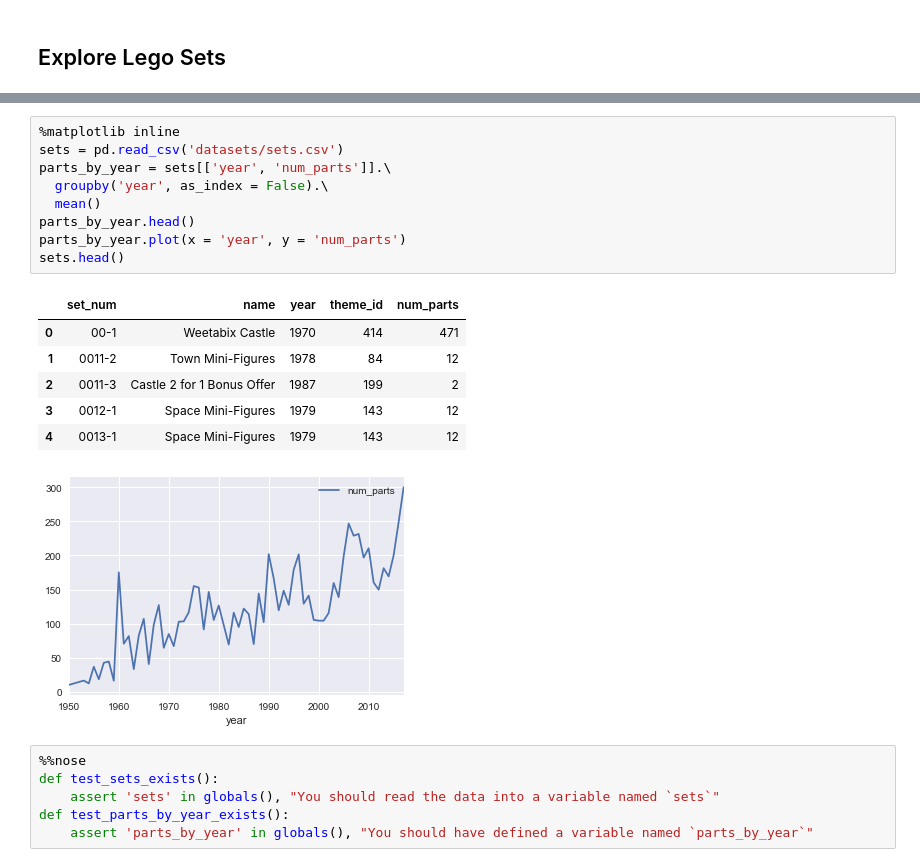
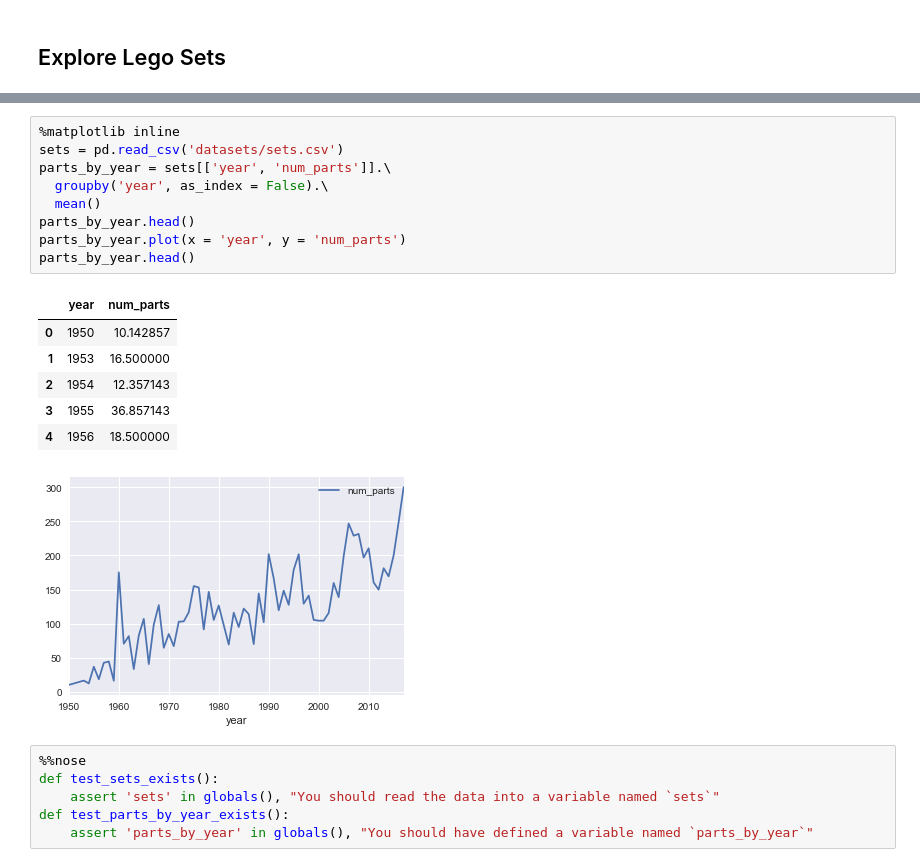
Before and after one commit to kangminsuk/projects-example-brainiak, a Jupyter notebook: project.ipynb, the cells around one changed output, grey strips where cells are left out. Saved outputs shown, nothing was run; the diff lists cells and outputs as text.

Commit message:
address feeback by @rasmusab
1. Fix Task 6 (fixes #8)
2. Add link to themes (fixes #7)

```diff
--- a/project.ipynb
+++ b/project.ipynb
@@ -219,19 +220,19 @@ Let us use this data to explore how the average number of parts in lego sets has
 # %%
 %matplotlib inline
 sets = pd.read_csv('datasets/sets.csv')
 parts_by_year = sets[['year', 'num_parts']].\
   groupby('year', as_index = False).\
   mean()
 parts_by_year.head()
 parts_by_year.plot(x = 'year', y = 'num_parts')
-sets.head()
+parts_by_year.head()
 # %% [output]
-|  | set_num | name | year | theme_id | num_parts |
-| 0 | 00-1 | Weetabix Castle | 1970 | 414 | 471 |
-| 1 | 0011-2 | Town Mini-Figures | 1978 | 84 | 12 |
-| 2 | 0011-3 | Castle 2 for 1 Bonus Offer | 1987 | 199 | 2 |
-| 3 | 0012-1 | Space Mini-Figures | 1979 | 143 | 12 |
-| 4 | 0013-1 | Space Mini-Figures | 1979 | 143 | 12 |
+|  | year | num_parts |
+| 0 | 1950 | 10.142857 |
+| 1 | 1953 | 16.500000 |
+| 2 | 1954 | 12.357143 |
+| 3 | 1955 | 36.857143 |
+| 4 | 1956 | 18.500000 |
 [figure]
 # %%
 %%nose
```
Also changed, not shown: parts of 9 cells of this notebook.
